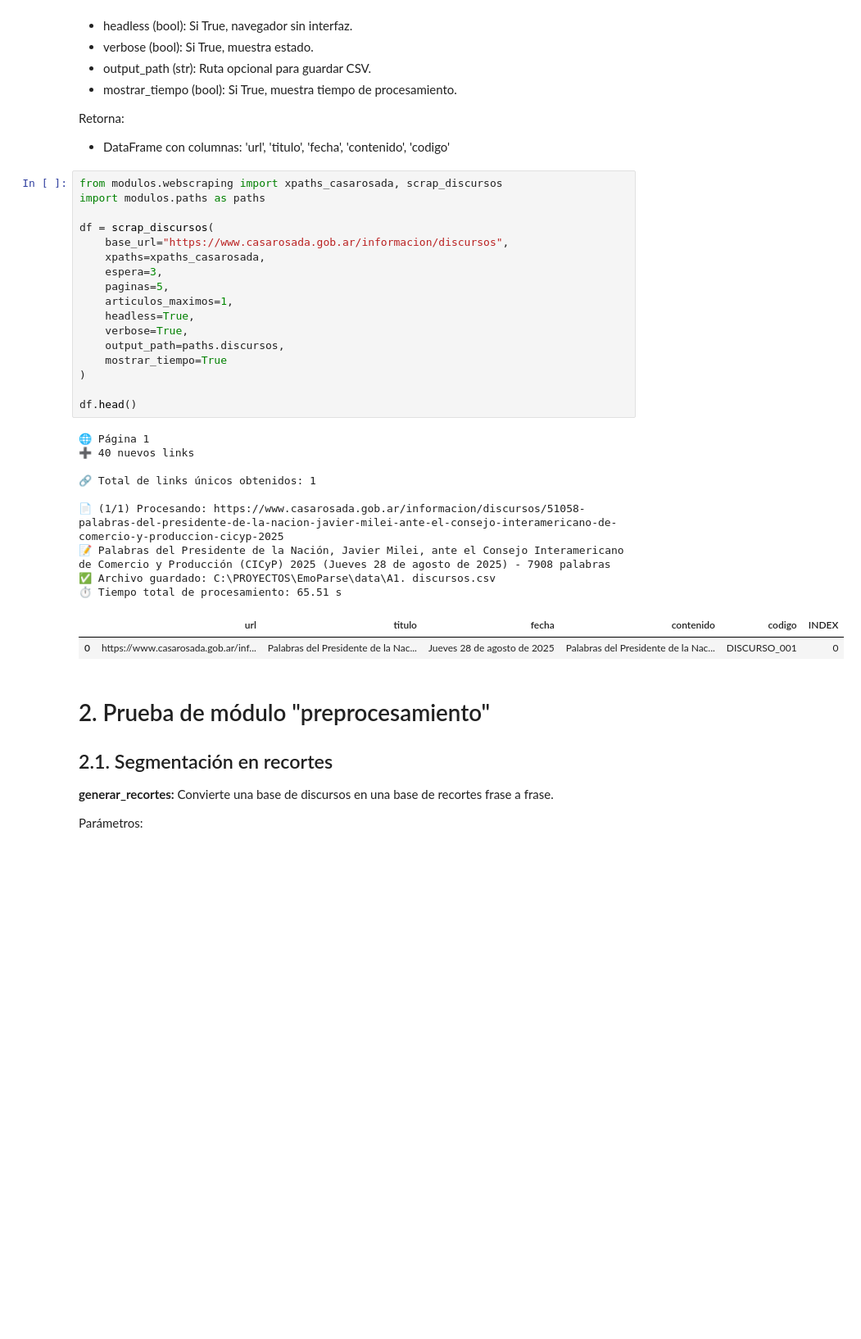
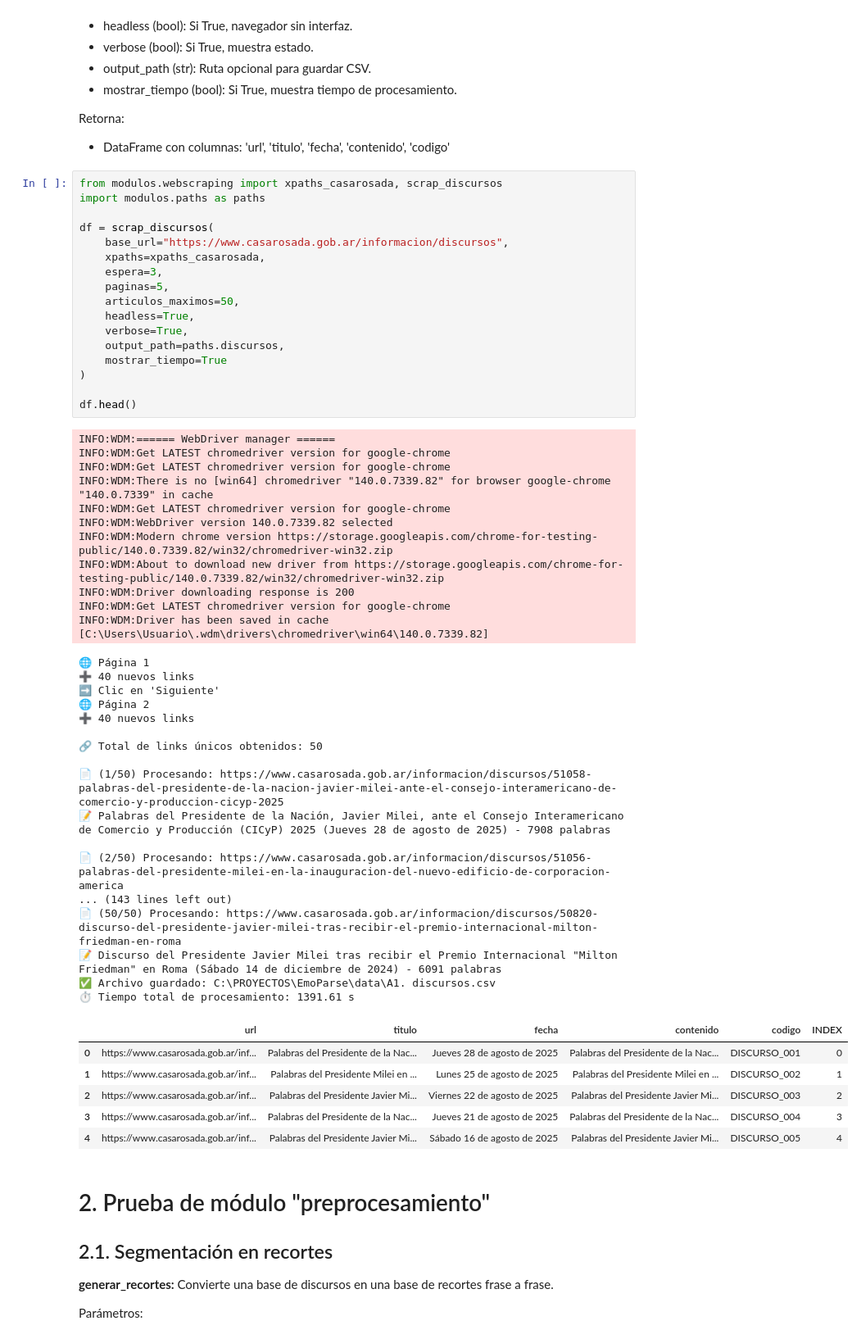
Before and after one commit to alexdcolman/EmoParse, a Jupyter notebook: main.ipynb, the cells around one changed output. Shown at 82% size. Drawn from its saved outputs; the diff is of its cells as text; blank space fills up the shorter version.

Commit message:
Update EmoParse

```diff
--- a/main.ipynb
+++ b/main.ipynb
@@ -19,32 +19,55 @@ Retorna:
 # %%
 from modulos.webscraping import xpaths_casarosada, scrap_discursos
 import modulos.paths as paths
 
 df = scrap_discursos(
     base_url="https://www.casarosada.gob.ar/informacion/discursos",
     xpaths=xpaths_casarosada,
     espera=3,
     paginas=5,
-    articulos_maximos=1,
+    articulos_maximos=50,
     headless=True,
     verbose=True,
     output_path=paths.discursos,
     mostrar_tiempo=True
 )
 
 df.head()
 # %% [output]
-🌐 Página 1
-➕ 40 nuevos links
-
-🔗 Total de links únicos obtenidos: 1
-
-📄 (1/1) Procesando: https://www.casarosada.gob.ar/informacion/discursos/51058-palabras-del-presidente-de-la-nacion-javier-milei-ante-el-consejo-interamericano-de-comercio-y-produccion-cicyp-2025
-📝 Palabras del Presidente de la Nación, Javier Milei, ante el Consejo Interamericano de Comercio y Producción (CICyP) 2025 (Jueves 28 de agosto de 2025) - 7908 palabras
-✅ Archivo guardado: C:\PROYECTOS\EmoParse\data\A1. discursos.csv
-⏱ Tiempo total de procesamiento: 65.51 s
+INFO:WDM:====== WebDriver manager ======
+INFO:WDM:Get LATEST chromedriver version for google-chrome
+INFO:WDM:Get LATEST chromedriver version for google-chrome
+INFO:WDM:There is no [win64] chromedriver "140.0.7339.82" for browser google-chrome "140.0.7339" in cache
+INFO:WDM:Get LATEST chromedriver version for google-chrome
+INFO:WDM:WebDriver version 140.0.7339.82 selected
+INFO:WDM:Modern chrome version https://storage.googleapis.com/chrome-for-testing-public/140.0.7339.82/win32/chromedriver-win32.zip
+INFO:WDM:About to download new driver from https://storage.googleapis.com/chrome-for-testing-public/140.0.7339.82/win32/chromedriver-win32.zip
+INFO:WDM:Driver downloading response is 200
+INFO:WDM:Get LATEST chromedriver version for google-chrome
+INFO:WDM:Driver has been saved in cache [C:\Users\Usuario\.wdm\drivers\chromedriver\win64\140.0.7339.82]
+🌐 Página 1
+➕ 40 nuevos links
+➡️ Clic en 'Siguiente'
+🌐 Página 2
+➕ 40 nuevos links
+
+🔗 Total de links únicos obtenidos: 50
+
+📄 (1/50) Procesando: https://www.casarosada.gob.ar/informacion/discursos/51058-palabras-del-presidente-de-la-nacion-javier-milei-ante-el-consejo-interamericano-de-comercio-y-produccion-cicyp-2025
+📝 Palabras del Presidente de la Nación, Javier Milei, ante el Consejo Interamericano de Comercio y Producción (CICyP) 2025 (Jueves 28 de agosto de 2025) - 7908 palabras
+
+📄 (2/50) Procesando: https://www.casarosada.gob.ar/informacion/discursos/51056-palabras-del-presidente-milei-en-la-inauguracion-del-nuevo-edificio-de-corporacion-america
+... (143 lines left out)
+📄 (50/50) Procesando: https://www.casarosada.gob.ar/informacion/discursos/50820-discurso-del-presidente-javier-milei-tras-recibir-el-premio-internacional-milton-friedman-en-roma
+📝 Discurso del Presidente Javier Milei tras recibir el Premio Internacional "Milton Friedman" en Roma (Sábado 14 de diciembre de 2024) - 6091 palabras
+✅ Archivo guardado: C:\PROYECTOS\EmoParse\data\A1. discursos.csv
+⏱ Tiempo total de procesamiento: 1391.61 s
 |  | url | titulo | fecha | contenido | codigo | INDEX |
 | 0 | https://www.casarosada.gob.ar/inf... | Palabras del Presidente de la Nac... | Jueves 28 de agosto de 2025 | Palabras del Presidente de la Nac... | DISCURSO_001 | 0 |
+| 1 | https://www.casarosada.gob.ar/inf... | Palabras del Presidente Milei en ... | Lunes 25 de agosto de 2025 | Palabras del Presidente Milei en ... | DISCURSO_002 | 1 |
+| 2 | https://www.casarosada.gob.ar/inf... | Palabras del Presidente Javier Mi... | Viernes 22 de agosto de 2025 | Palabras del Presidente Javier Mi... | DISCURSO_003 | 2 |
+| 3 | https://www.casarosada.gob.ar/inf... | Palabras del Presidente de la Nac... | Jueves 21 de agosto de 2025 | Palabras del Presidente de la Nac... | DISCURSO_004 | 3 |
+| 4 | https://www.casarosada.gob.ar/inf... | Palabras del Presidente Javier Mi... | Sábado 16 de agosto de 2025 | Palabras del Presidente Javier Mi... | DISCURSO_005 | 4 |
 # %% [markdown]
 # 2. Prueba de módulo "preprocesamiento"
 
```
Also changed, not shown: parts of 32 cells of this notebook, 53 other files.
